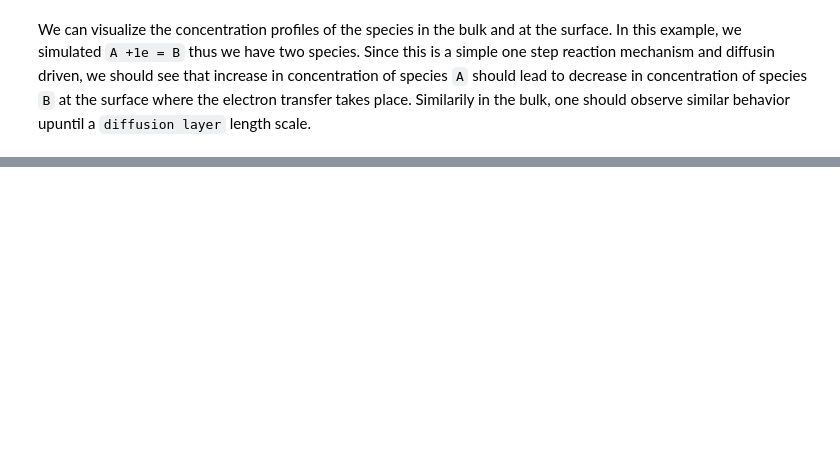
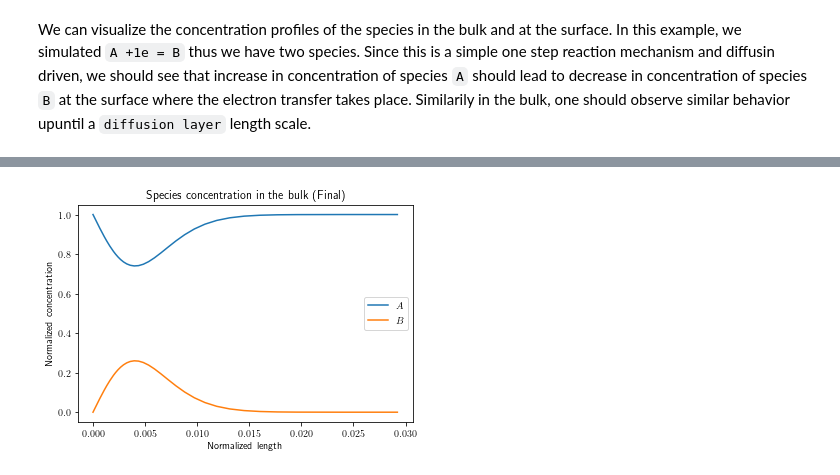
Before and after one commit to kiranvad/pyMECSim, a Jupyter notebook: notebooks/Cyclic Voltammetry Simulation Example for Single Electron Transfer Mechanism.ipynb, the cells around one changed output, grey strips where cells are left out. Saved outputs shown, nothing was run; the diff lists cells and outputs as text; code cells hidden in the pictures; blank space fills up the shorter version.

```diff
--- a/notebooks/Cyclic Voltammetry Simulation Example for Single Electron Transfer Mechanism.ipynb
+++ b/notebooks/Cyclic Voltammetry Simulation Example for Single Electron Transfer Mechanism.ipynb
@@ -35,7 +56,7 @@ We can visualize the concentration profiles of the species in the bulk and at th
 # %%
 species = [r'$A$',r'$B$'] # in the same order as the mechanism
 N = len(species)
-C_bulk = model.get_bulk_concentrations()
+C_bulk = sim.get_bulk_concentrations()
 
 fig, ax = plt.subplots()
 for i in range(N):
@@ -50,3 +70,4 @@ plt.show()
+[figure, added]
 # %%
 species = [r'$A$',r'$B$'] # in the same order as the mechanism
 N = len(species)
```
Also changed, not shown: parts of 18 cells of this notebook, 5 other files.
